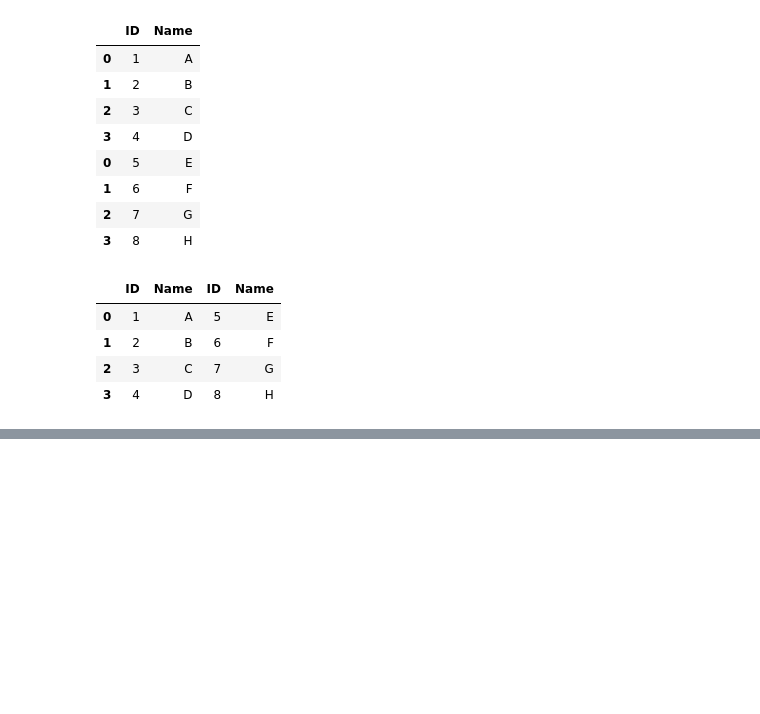
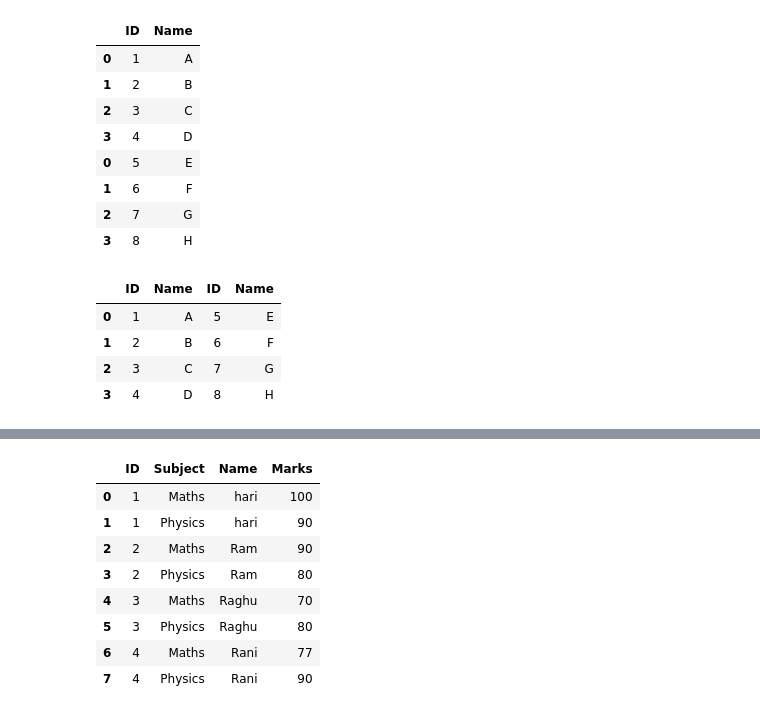
Before and after one commit to rijosasidharlearning-jpg/DataScienceLab1, a Jupyter notebook: Pandas.ipynb, the cells around one changed output, grey strips where cells are left out. Cells and saved outputs as stored; diff of their text form; code cells hidden in the pictures; blank space fills up the shorter version.

```diff
--- a/Pandas.ipynb
+++ b/Pandas.ipynb
@@ -521,0 +836,14 @@ display(pd6)
+# %%
+result_with_name
+result_with_name.loc[result_with_name['Name'] == 'Raj', "Name"] = "hari"
+result_with_name
+# %% [output]
+|  | ID | Subject | Name | Marks |
+| 0 | 1 | Maths | hari | 100 |
+| 1 | 1 | Physics | hari | 90 |
+| 2 | 2 | Maths | Ram | 90 |
+| 3 | 2 | Physics | Ram | 80 |
+| 4 | 3 | Maths | Raghu | 70 |
+| 5 | 3 | Physics | Raghu | 80 |
+| 6 | 4 | Maths | Rani | 77 |
+| 7 | 4 | Physics | Rani | 90 |
```
Also changed, not shown: parts of 29 cells of this notebook.
